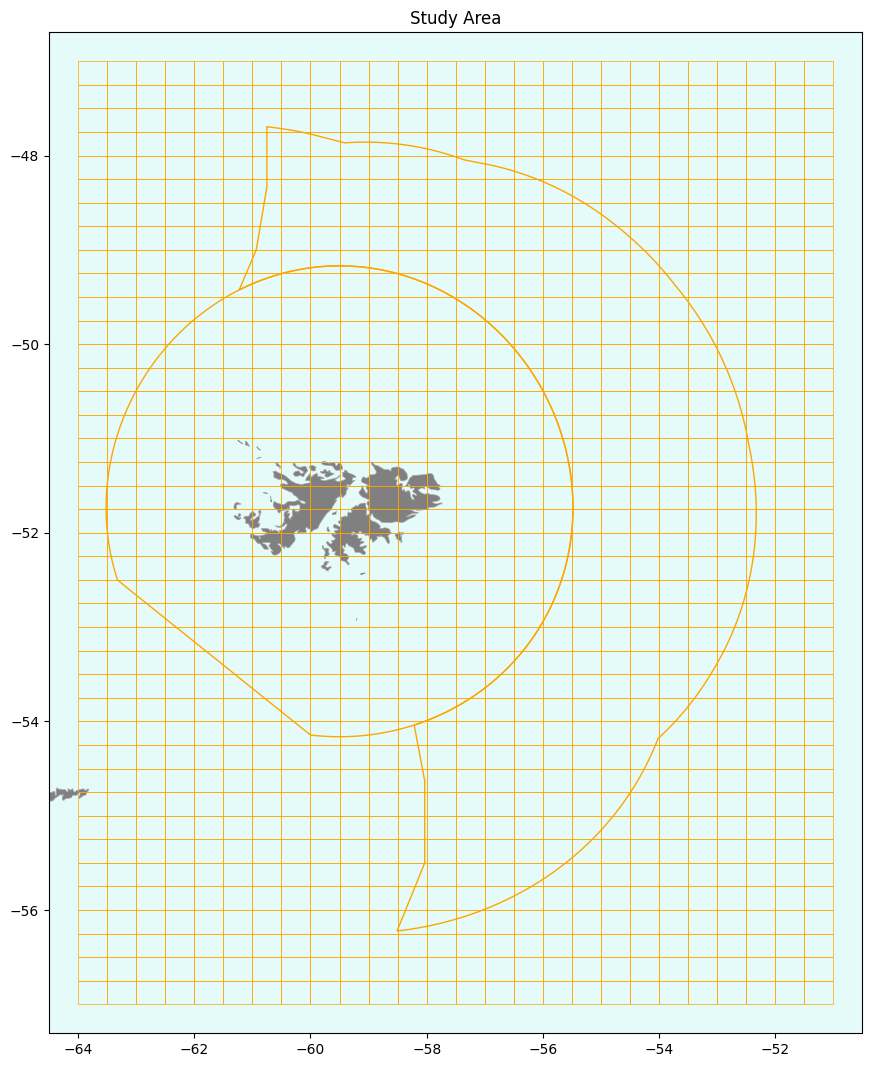
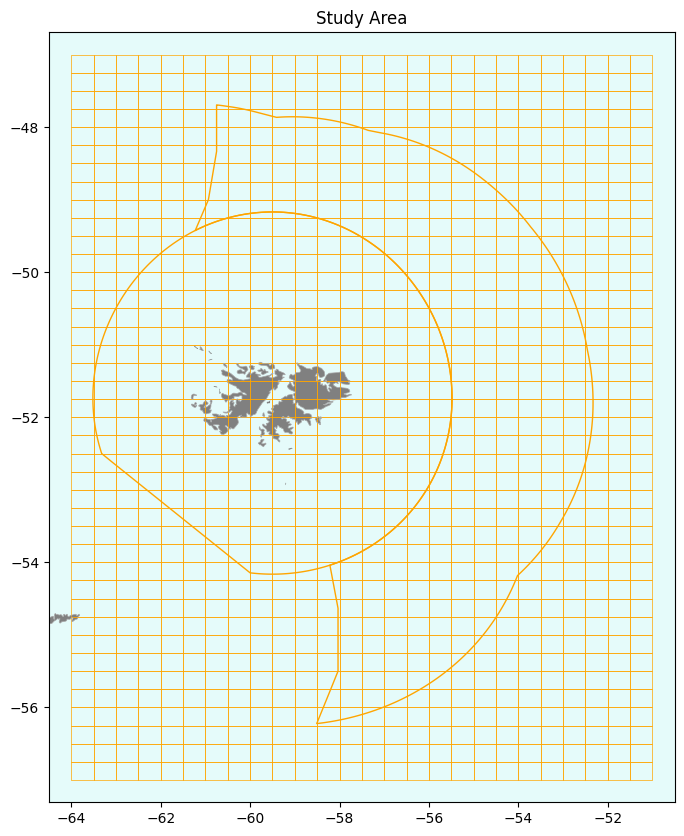
Unified diff of the notebook cell whose output changed from the first chart to the second:
--- before
+++ after
@@ -7,5 +7,5 @@
 # --- Plot --------------------------------------------------------------------
 
-ax = land.plot(color="grey", edgecolor="none", figsize=(13, 13))
+ax = land.plot(color="grey", edgecolor="none", figsize=(10, 10))
 
 ax.set_facecolor("#e5fbfa")

Commit: Jupyter Notebooks